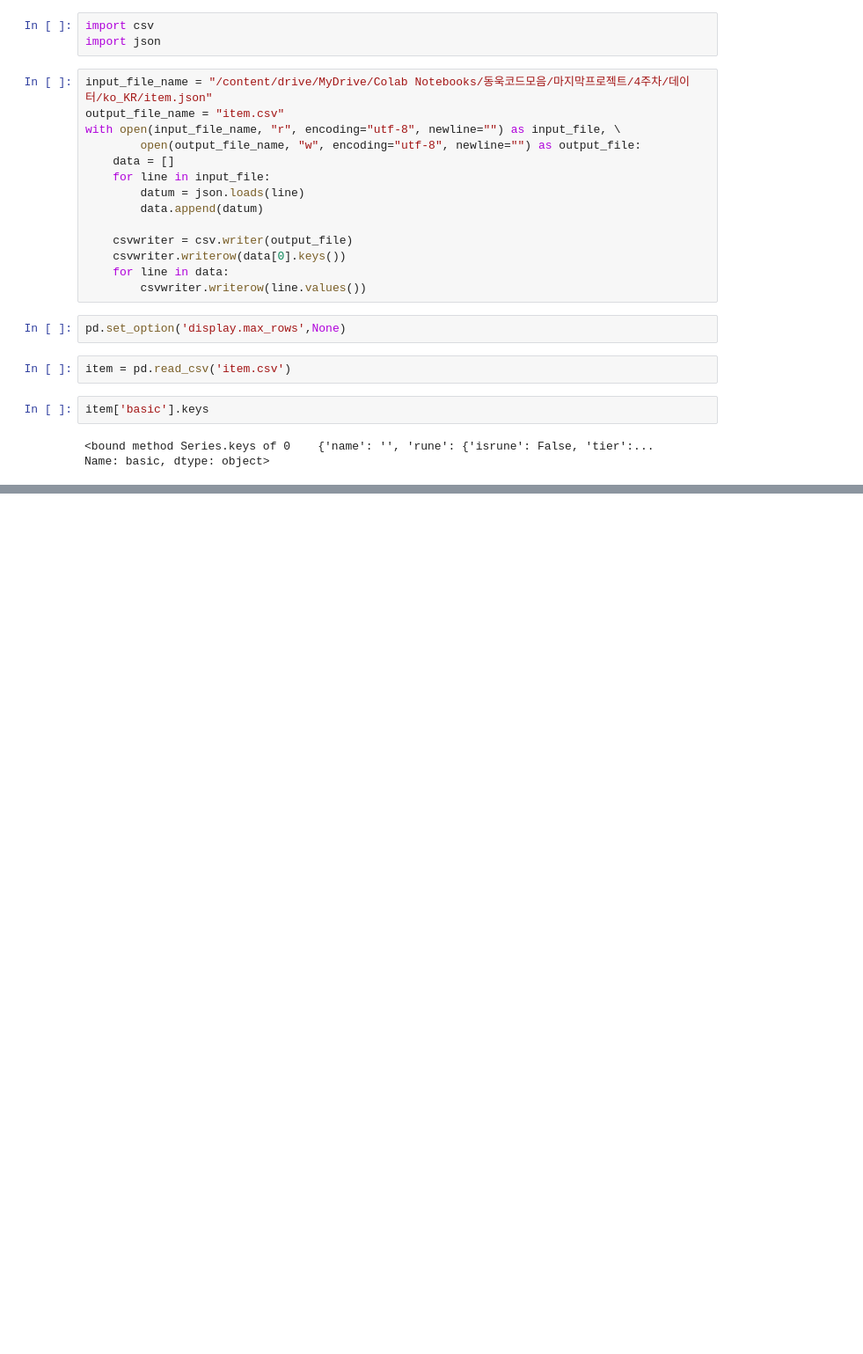
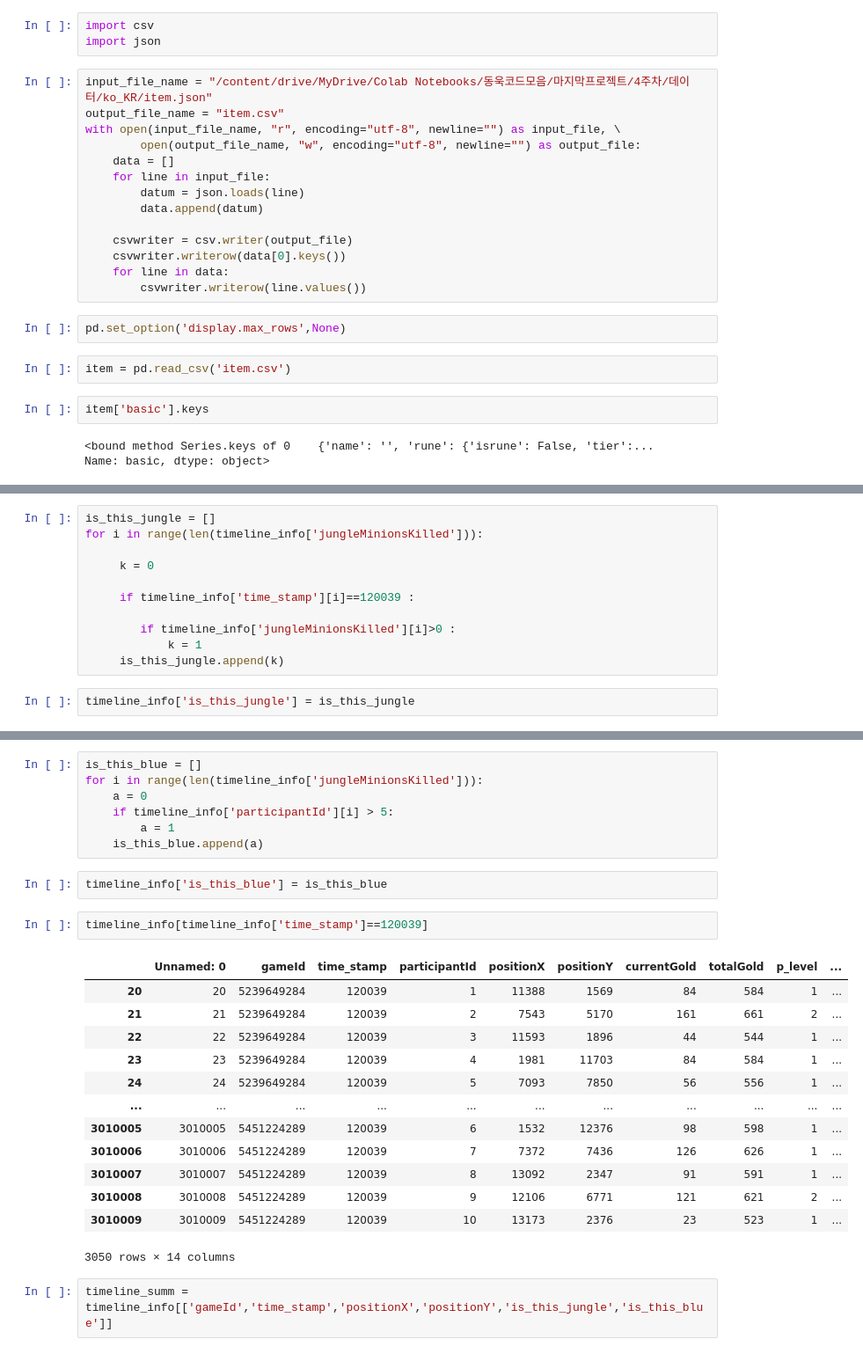
Before and after one commit to cabbi120101/PRJ_OK15GG, a Jupyter notebook: Try/좌표.ipynb, the cells around one changed output, grey strips where cells are left out. Shown at 88% size. Saved outputs shown, nothing was run; the diff lists cells and outputs as text; blank space fills up the shorter version.

```diff
--- a/Try/좌표.ipynb
+++ b/Try/좌표.ipynb
@@ -69,0 +79,13 @@ AttributeError: ignored
+# %%
+is_this_jungle = []
+for i in range(len(timeline_info['jungleMinionsKilled'])):
+
+     k = 0
+
+     if timeline_info['time_stamp'][i]==120039 :
+
+        if timeline_info['jungleMinionsKilled'][i]>0 :
+            k = 1
+     is_this_jungle.append(k)
+# %%
+timeline_info['is_this_jungle'] = is_this_jungle
@@ -69,0 +101,27 @@ AttributeError: ignored
+# %%
+is_this_blue = []
+for i in range(len(timeline_info['jungleMinionsKilled'])):
+    a = 0
+    if timeline_info['participantId'][i] > 5:
+        a = 1
+    is_this_blue.append(a)
+# %%
+timeline_info['is_this_blue'] = is_this_blue
+# %%
+timeline_info[timeline_info['time_stamp']==120039]
+# %% [output]
+|  | Unnamed: 0 | gameId | time_stamp | participantId | positionX | positionY | currentGold | totalGold | p_level | ... |
+| 20 | 20 | 5239649284 | 120039 | 1 | 11388 | 1569 | 84 | 584 | 1 | ... |
+| 21 | 21 | 5239649284 | 120039 | 2 | 7543 | 5170 | 161 | 661 | 2 | ... |
+| 22 | 22 | 5239649284 | 120039 | 3 | 11593 | 1896 | 44 | 544 | 1 | ... |
+| 23 | 23 | 5239649284 | 120039 | 4 | 1981 | 11703 | 84 | 584 | 1 | ... |
+| 24 | 24 | 5239649284 | 120039 | 5 | 7093 | 7850 | 56 | 556 | 1 | ... |
+| ... | ... | ... | ... | ... | ... | ... | ... | ... | ... | ... |
+| 3010005 | 3010005 | 5451224289 | 120039 | 6 | 1532 | 12376 | 98 | 598 | 1 | ... |
+| 3010006 | 3010006 | 5451224289 | 120039 | 7 | 7372 | 7436 | 126 | 626 | 1 | ... |
+| 3010007 | 3010007 | 5451224289 | 120039 | 8 | 13092 | 2347 | 91 | 591 | 1 | ... |
+| 3010008 | 3010008 | 5451224289 | 120039 | 9 | 12106 | 6771 | 121 | 621 | 2 | ... |
+| 3010009 | 3010009 | 5451224289 | 120039 | 10 | 13173 | 2376 | 23 | 523 | 1 | ... |
+3050 rows × 14 columns
+# %%
+timeline_summ = timeline_info[['gameId','time_stamp','positionX','positionY','is_this_jungle','is_this_blue']]
```
Also changed, not shown: parts of 55 cells of this notebook.
